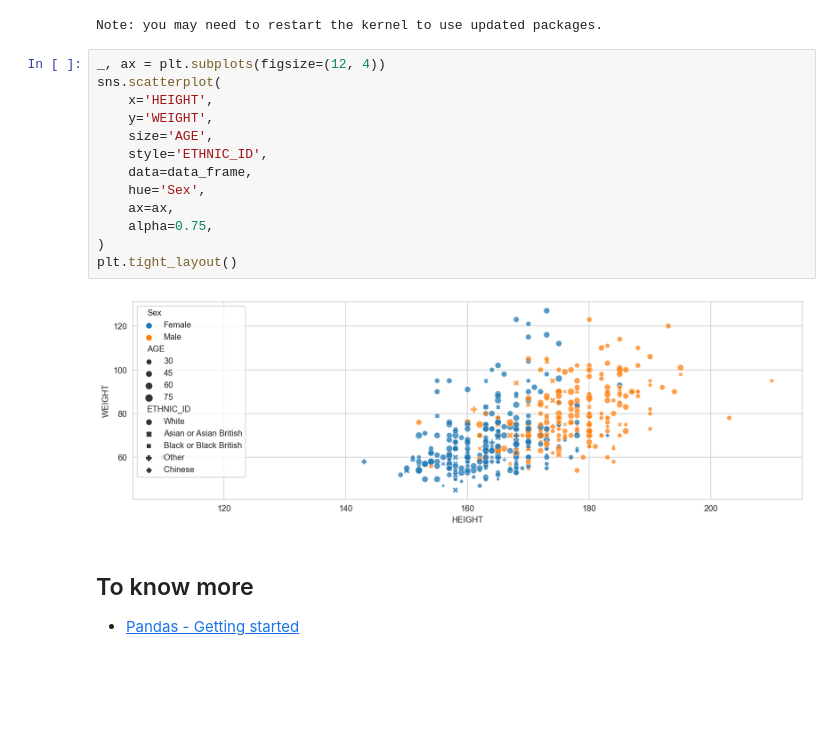
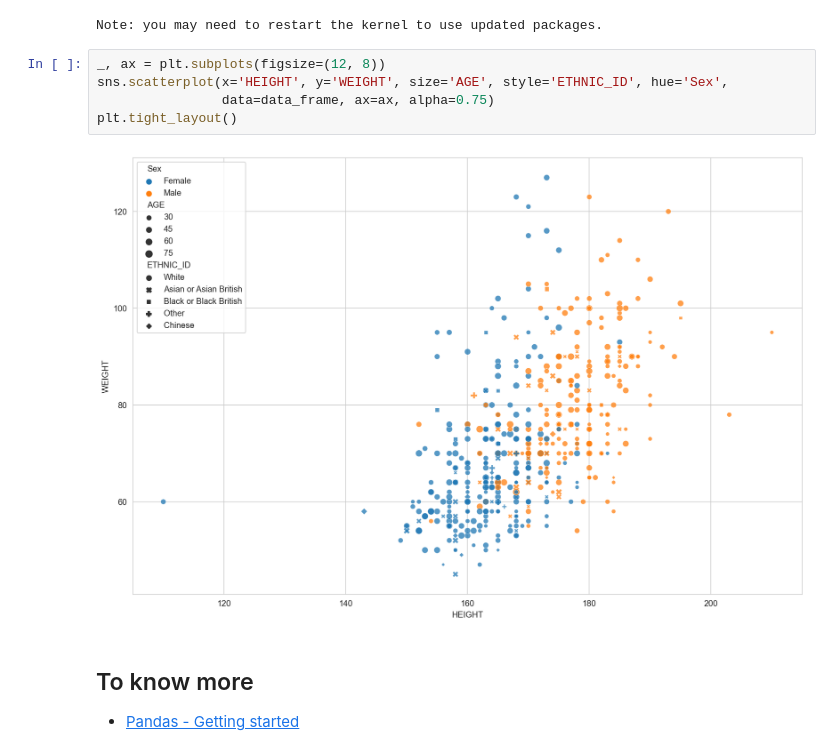
Before and after one commit to fepegar/pgta, a Jupyter notebook: 5-Tables.ipynb, the cells around one changed output. Drawn from its saved outputs; the diff is of its cells as text; blank space fills up the shorter version.

```diff
--- a/5-Tables.ipynb
+++ b/5-Tables.ipynb
@@ -214,20 +230,12 @@ sns.set_style("whitegrid")
 # %% [output]
 Note: you may need to restart the kernel to use updated packages.
 # %%
-_, ax = plt.subplots(figsize=(12, 4))
-sns.scatterplot(
-    x='HEIGHT',
-    y='WEIGHT',
-    size='AGE',
-    style='ETHNIC_ID',
-    data=data_frame,
-    hue='Sex',
-    ax=ax,
-    alpha=0.75,
-)
+_, ax = plt.subplots(figsize=(12, 8))
+sns.scatterplot(x='HEIGHT', y='WEIGHT', size='AGE', style='ETHNIC_ID', hue='Sex',
+                data=data_frame, ax=ax, alpha=0.75)
 plt.tight_layout()
 # %% [output]
-[figure, old version]
+[figure, new version]
 # %% [markdown]
 ## To know more
 
```
Also changed, not shown: parts of 1 cell of this notebook, 8 other files.
